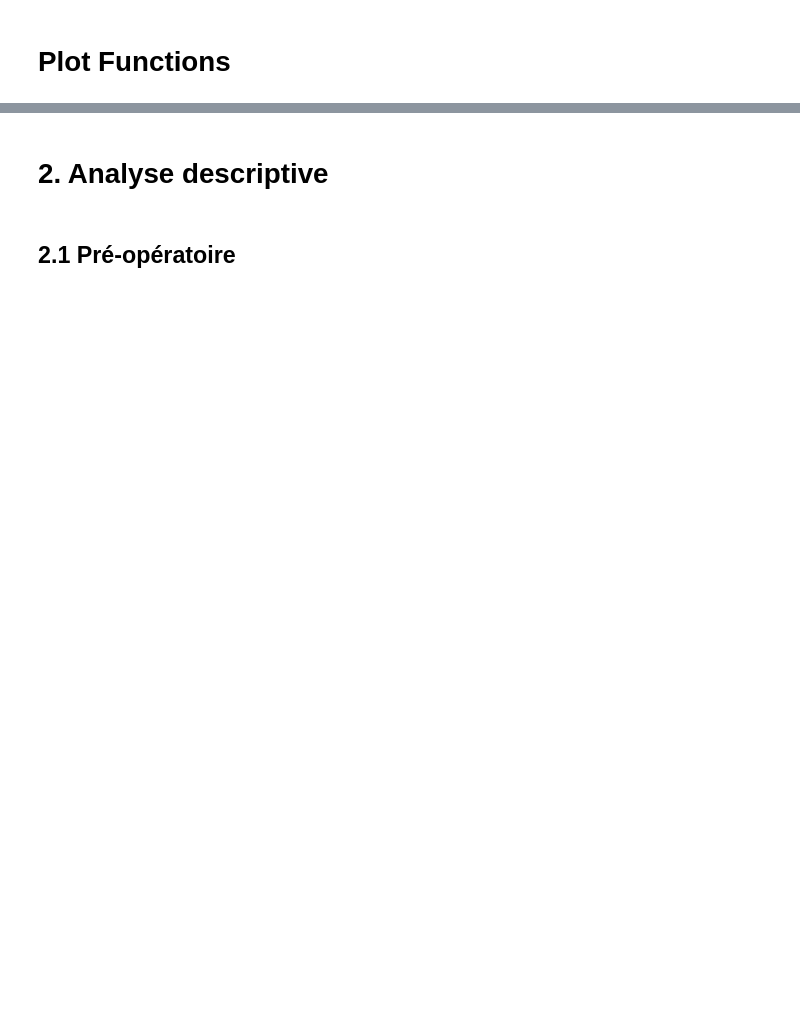
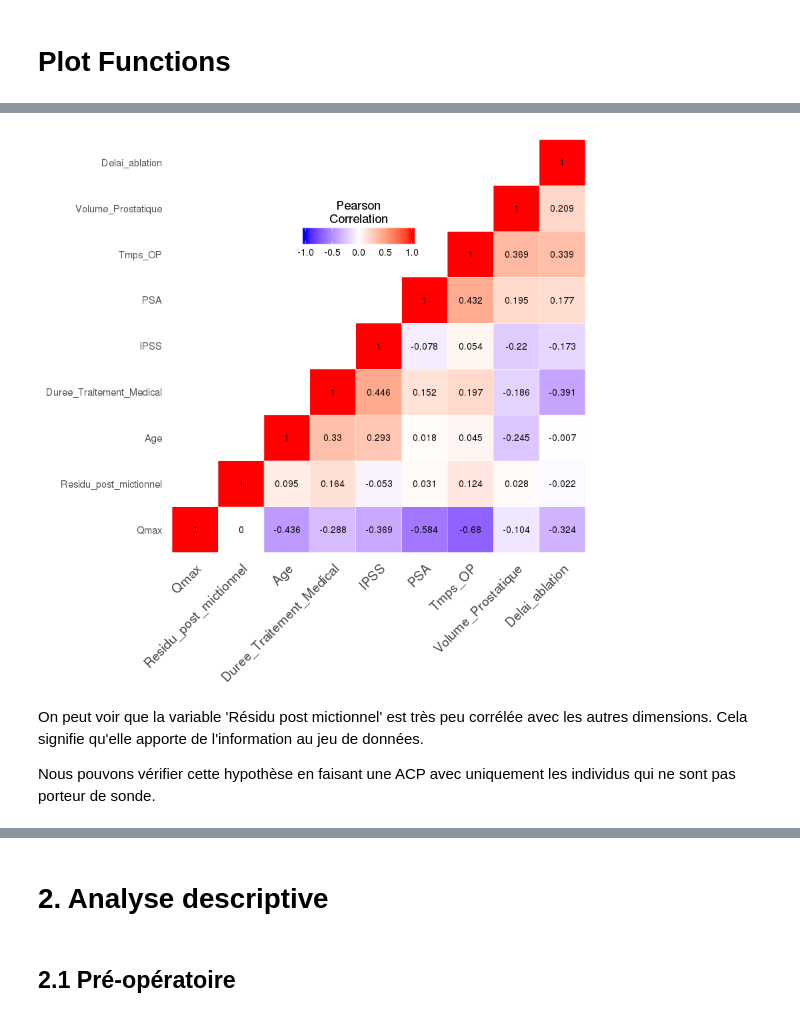
Before and after one commit to BigFab/TP_Adenome, a Jupyter notebook: rtupb_vbpps.ipynb, the cells around one changed output, grey strips where cells are left out. Drawn from its saved outputs; the diff is of its cells as text; code cells hidden in the pictures; blank space fills up the shorter version.

```diff
--- a/rtupb_vbpps.ipynb
+++ b/rtupb_vbpps.ipynb
@@ -138 +82,4 @@ La variable "résidu post mictionnel" comportant des valeurs nulles pour certain
+# %%
+# import du fichier complet
+rtupb_vbpps_complete <- read.csv(file = "datasets/RTUPB-VBPPS.csv", sep = ",")
 # %%
@@ -176,0 +116,15 @@ rtupb_cat_post = rtupb_cat[11:17]
+# %%
+# On crée un dataframe ne comportant que les variables numériques et auquel on soustrait les individus porteurs de sonde
+rtupb_vbpps_pre_num <- rtupb_vbpps_complete[,sapply(rtupb_vbpps_complete, function(x) is.numeric(x))][which(rtupb_vbpps_complete$Porteur_Sonde == FALSE),]
+# Le volume réséqué comporte des NA que nous enlevons pour la matrice des corrélations
+# Nous enlevons également les variables post-opératoire
+rtupb_vbpps_pre_num <- subset(rtupb_vbpps_pre_num, select=-c(Volume_Reseque))[,1:9]
+# %%
+mat_cor = cor(rtupb_vbpps_pre_num, method = c("pearson"))
+adenome_heatmap(mat_cor)
+# %% [output]
+[figure, added]
+# %% [markdown]
+On peut voir que la variable 'Résidu post mictionnel' est très peu corrélée avec les autres dimensions. Cela signifie qu'elle apporte de l'information au jeu de données.
+
+Nous pouvons vérifier cette hypothèse en faisant une ACP avec uniquement les individus qui ne sont pas porteur de sonde.
```
Also changed, not shown: parts of 44 cells of this notebook.
